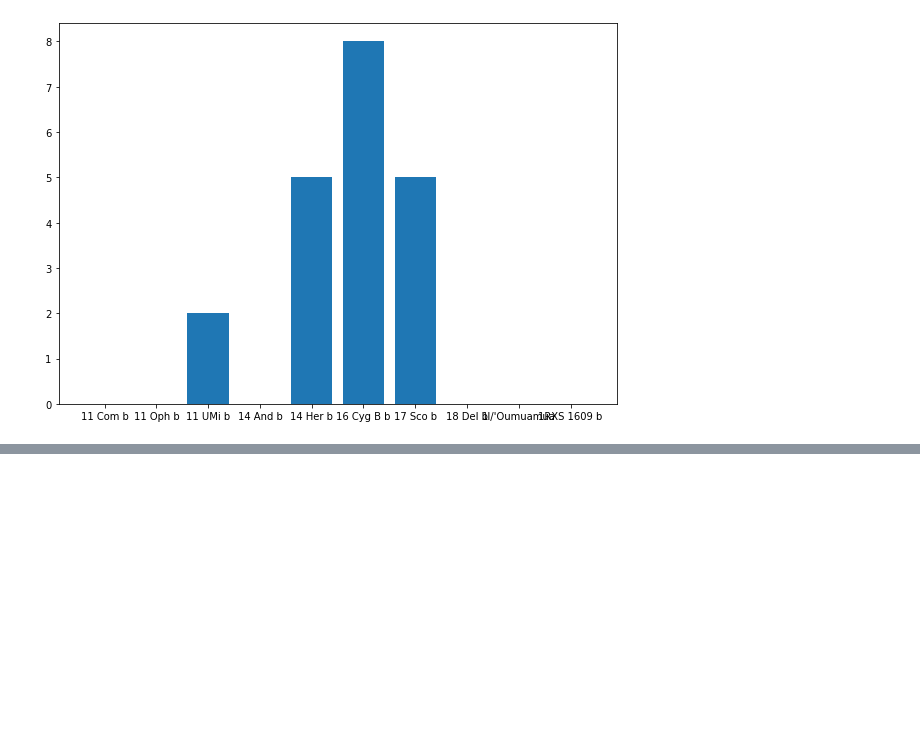
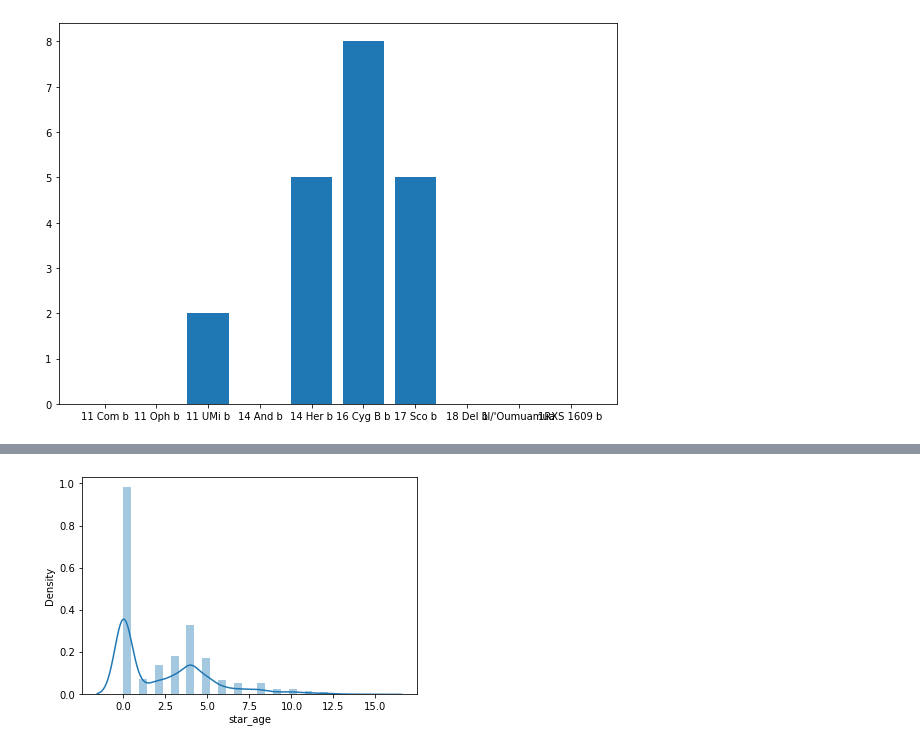
Before and after one commit to Raynould-Joseph/Machine-Learning-, a Jupyter notebook: ML_Lab_1.ipynb, the cells around one changed output, grey strips where cells are left out. Cells and saved outputs as stored; diff of their text form; code cells hidden in the pictures; blank space fills up the shorter version.

```diff
--- a/ML_Lab_1.ipynb
+++ b/ML_Lab_1.ipynb
@@ -309,0 +321,9 @@ plt.show()
+# %%
+import matplotlib.pyplot as plt
+import seaborn as sns
+
+age1=kerala['star_age'].dropna()
+sns.distplot(age1)
+plt.show()
+# %% [output]
+[figure, added]
```
Also changed, not shown: parts of 9 cells of this notebook.
